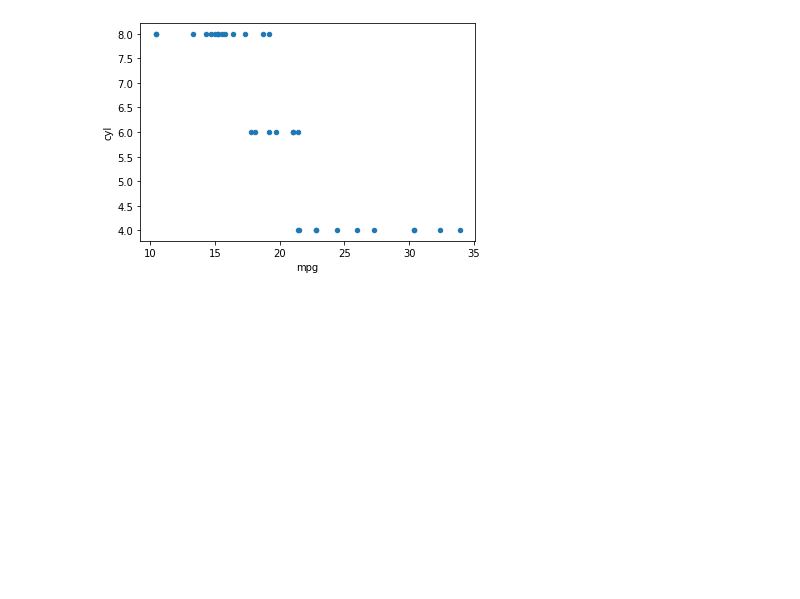
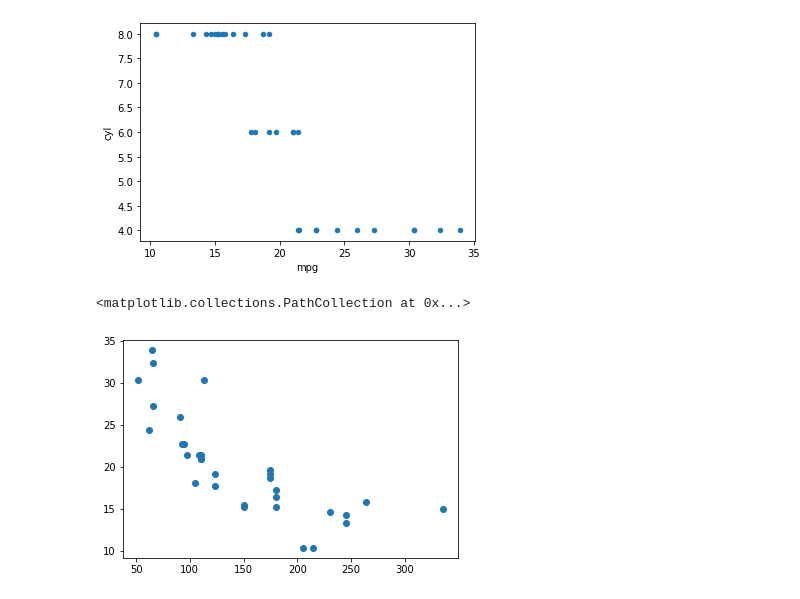
Before and after one commit to KhanhNhat/Git, a Jupyter notebook: mtcars_ml.ipynb, the cells around one changed output. Saved outputs shown, nothing was run; the diff lists cells and outputs as text; code cells hidden in the pictures; blank space fills up the shorter version.

Commit message:
Visualize relationship between 'hp' and 'mpg'

```diff
--- a/mtcars_ml.ipynb
+++ b/mtcars_ml.ipynb
@@ -16,3 +16,8 @@ mtcars.plot('mpg', 'cyl', kind='scatter')
 # %% [output]
 <matplotlib.axes._subplots.AxesSubplot at 0x...>
 [figure]
+# %%
+plt.scatter(mtcars['hp'], mtcars['mpg'])
+# %% [output]
+<matplotlib.collections.PathCollection at 0x...>
+[figure, added]
```
